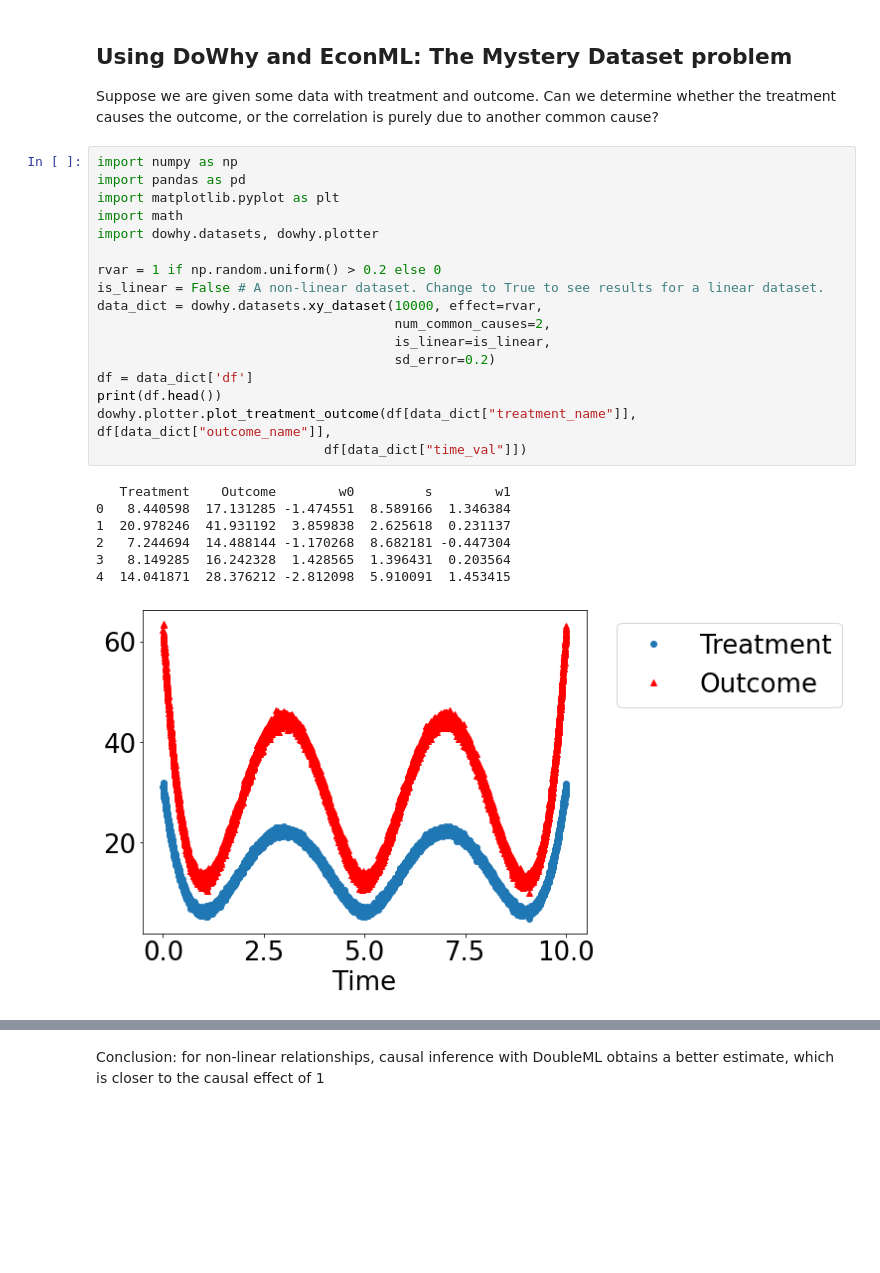
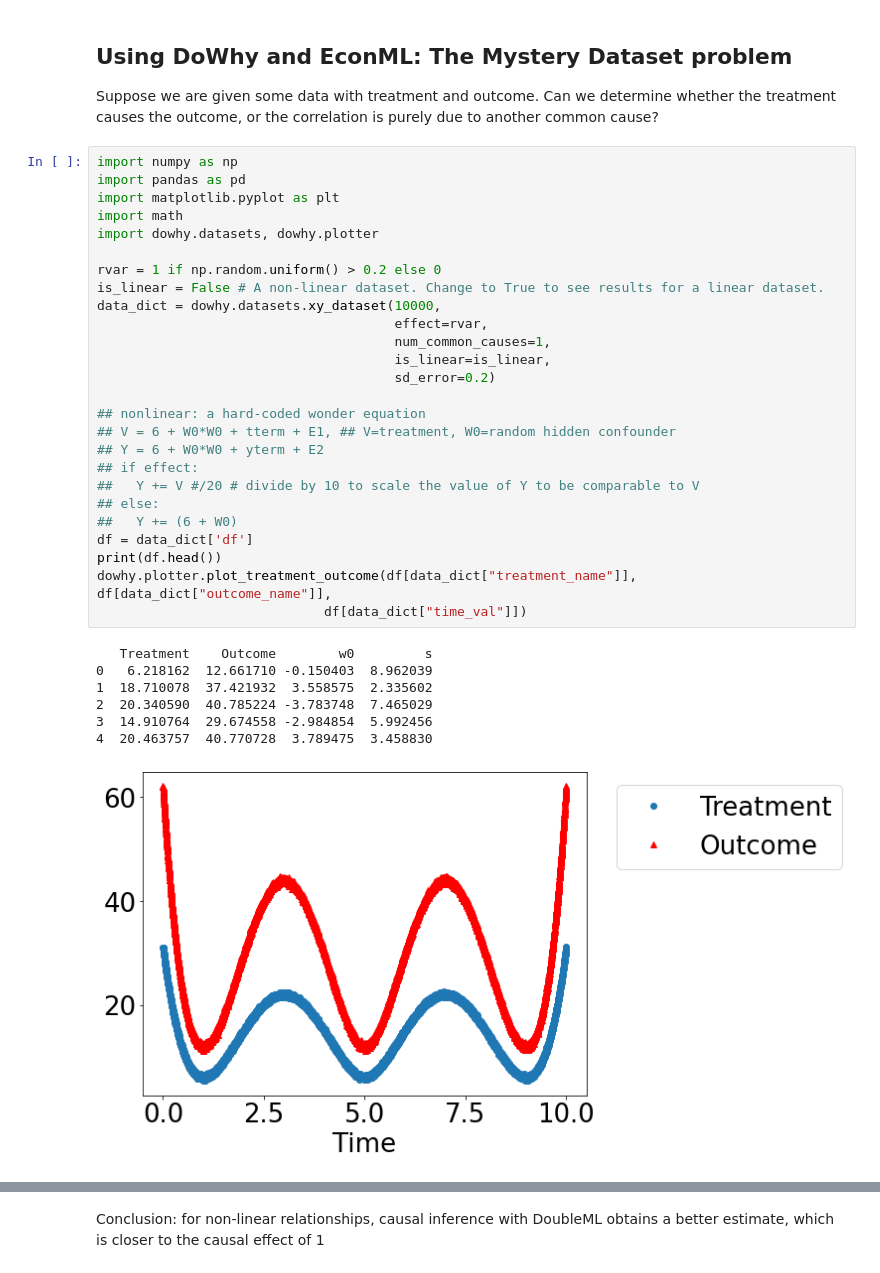
Before and after one commit to Accio/causal_drug_discovery, a Jupyter notebook: 2021-11-dowhy.ipynb, the cells around one changed output, grey strips where cells are left out. Drawn from its saved outputs; the diff is of its cells as text; blank space fills up the shorter version.

Commit message:
re-run the mysterious data example

```diff
--- a/2021-11-dowhy.ipynb
+++ b/2021-11-dowhy.ipynb
@@ -303,28 +303,37 @@ Suppose we are given some data with treatment and outcome. Can we determine whet
 # %%
 import numpy as np
 import pandas as pd
 import matplotlib.pyplot as plt
 import math
 import dowhy.datasets, dowhy.plotter
 
 rvar = 1 if np.random.uniform() > 0.2 else 0
 is_linear = False # A non-linear dataset. Change to True to see results for a linear dataset.
-data_dict = dowhy.datasets.xy_dataset(10000, effect=rvar,
-                                      num_common_causes=2,
+data_dict = dowhy.datasets.xy_dataset(10000,
+                                      effect=rvar,
+                                      num_common_causes=1,
                                       is_linear=is_linear,
                                       sd_error=0.2)
+
+## nonlinear: a hard-coded wonder equation
+## V = 6 + W0*W0 + tterm + E1, ## V=treatment, W0=random hidden confounder
+## Y = 6 + W0*W0 + yterm + E2
+## if effect:
+##   Y += V #/20 # divide by 10 to scale the value of Y to be comparable to V
+## else:
+##   Y += (6 + W0)
 df = data_dict['df']
 print(df.head())
 dowhy.plotter.plot_treatment_outcome(df[data_dict["treatment_name"]], df[data_dict["outcome_name"]],
                              df[data_dict["time_val"]])
 # %% [output]
-   Treatment    Outcome        w0         s        w1
-0   8.440598  17.131285 -1.474551  8.589166  1.346384
-1  20.978246  41.931192  3.859838  2.625618  0.231137
-2   7.244694  14.488144 -1.170268  8.682181 -0.447304
-3   8.149285  16.242328  1.428565  1.396431  0.203564
-4  14.041871  28.376212 -2.812098  5.910091  1.453415
+   Treatment    Outcome        w0         s
+0   6.218162  12.661710 -0.150403  8.962039
+1  18.710078  37.421932  3.558575  2.335602
+2  20.340590  40.785224 -3.783748  7.465029
+3  14.910764  29.674558 -2.984854  5.992456
+4  20.463757  40.770728  3.789475  3.458830
-[figure, old version]
+[figure, new version]
 # %%
 mys_model= CausalModel(
         data=df,
```
Also changed, not shown: parts of 4 cells of this notebook.
